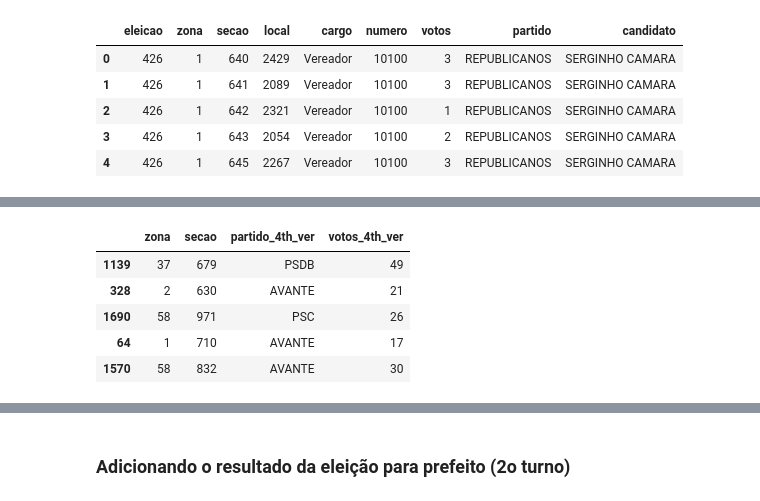
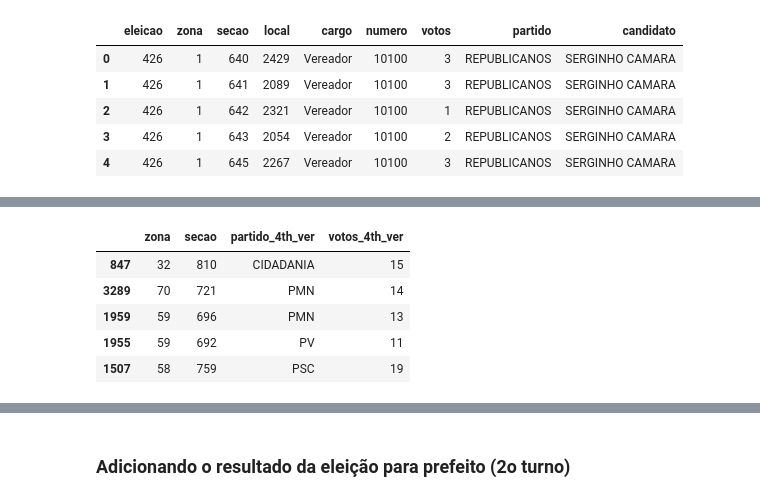
Before and after one commit to bmnds/uea-data-science-04-data-processing, a Jupyter notebook: trabalho-final/Notebook_ETL.ipynb, the cells around one changed output, grey strips where cells are left out. Saved outputs shown, nothing was run; the diff lists cells and outputs as text; code cells hidden in the pictures.

```diff
--- a/trabalho-final/Notebook_ETL.ipynb
+++ b/trabalho-final/Notebook_ETL.ipynb
@@ -847,15 +1151,15 @@ df_secoes_final.sample(3)
 # %%
 # define o segundo partido mais votado na eleição para vereador em cada seção (1o turno)
-df_part_4th_ver = get_nth_partido_mais_votado_vereador(df, 0)
+df_part_4th_ver = get_nth_partido_mais_votado_vereador(df, 4)
 df_part_4th_ver.columns = ['zona', 'secao', 'partido_4th_ver', 'votos_4th_ver']
 df_part_4th_ver.sample(5)
 # %% [output]
 |  | zona | secao | partido_4th_ver | votos_4th_ver |
-| 1139 | 37 | 679 | PSDB | 49 |
-| 328 | 2 | 630 | AVANTE | 21 |
-| 1690 | 58 | 971 | PSC | 26 |
-| 64 | 1 | 710 | AVANTE | 17 |
-| 1570 | 58 | 832 | AVANTE | 30 |
+| 847 | 32 | 810 | CIDADANIA | 15 |
+| 3289 | 70 | 721 | PMN | 14 |
+| 1959 | 59 | 696 | PMN | 13 |
+| 1955 | 59 | 692 | PV | 11 |
+| 1507 | 58 | 759 | PSC | 19 |
 # %%
 df_secoes_final = df_secoes_final.merge(df_part_4th_ver, on=['zona', 'secao'])
 df_secoes_final.sample(3)
```
Also changed, not shown: parts of 65 cells of this notebook.
